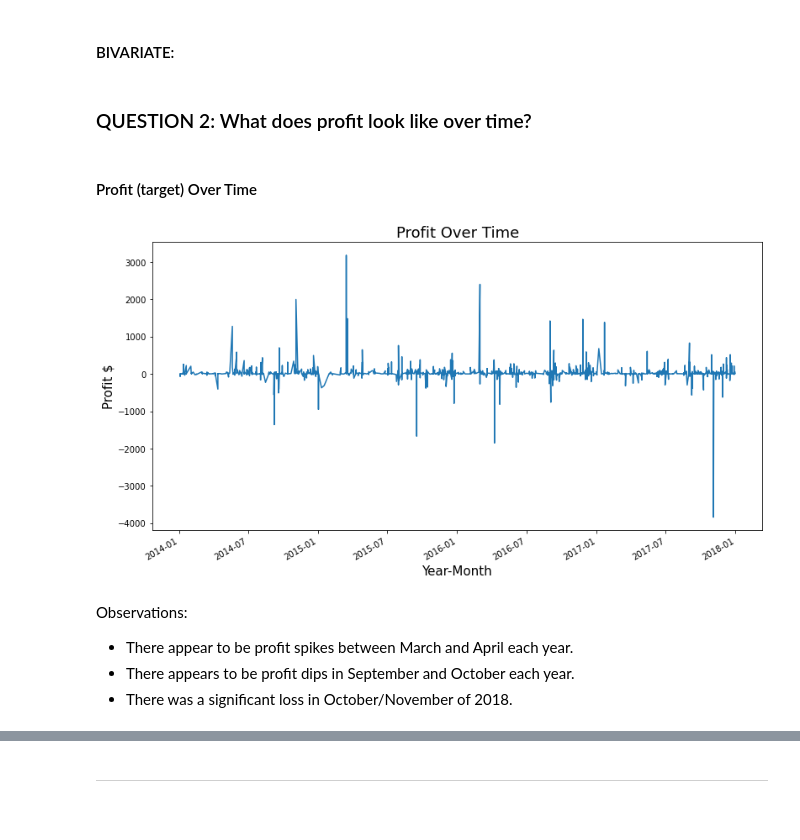
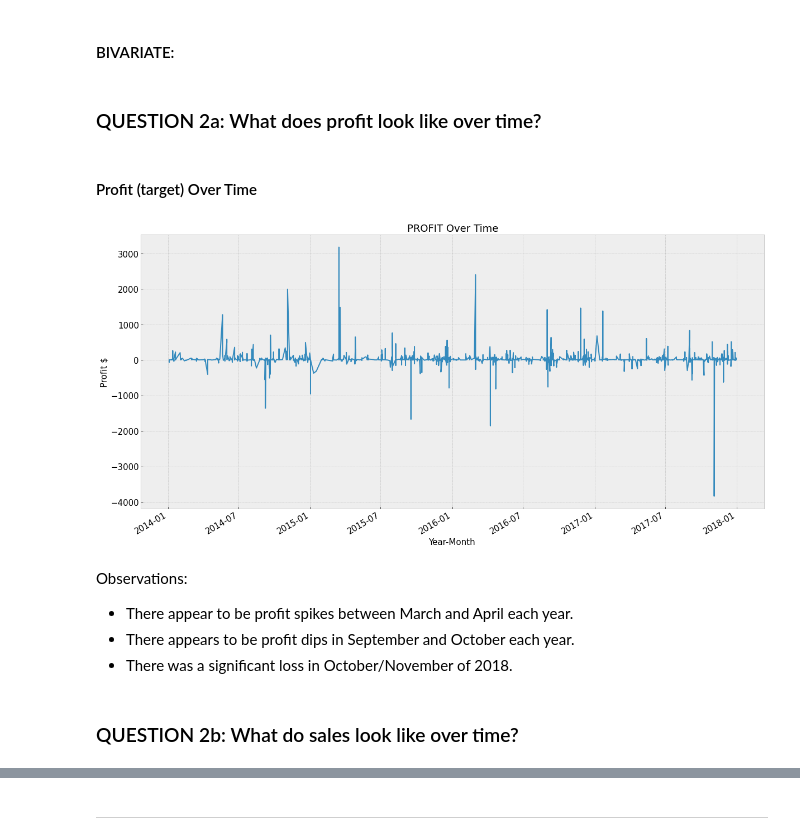
Before and after one commit to long-name-gang/time_series-project, a Jupyter notebook: rachel_final_report.ipynb, the cells around one changed output, grey strips where cells are left out. Saved outputs shown, nothing was run; the diff lists cells and outputs as text; code cells hidden in the pictures; blank space fills up the shorter version.

```diff
--- a/rachel_final_report.ipynb
+++ b/rachel_final_report.ipynb
@@ -252,24 +264,35 @@ Observations:
 # %% [markdown]
 #### BIVARIATE:
 # %% [markdown]
-### QUESTION 2: What does profit look like over time?
+### QUESTION 2a: What does profit look like over time?
 # %% [markdown]
 #### Profit (target) Over Time
 # %%
+# assign target variable
 y = df.profit
-plt.figure(figsize = (13,7))
+
+# plot the target variable
 y.plot()
-plt.title('Profit Over Time', fontsize = 18)
+# assign a title
+plt.title('PROFIT Over Time', fontsize = 18)
+# assign an x-label title
 plt.xlabel('Year-Month', fontsize = 15)
+# assign a y-label title
 plt.ylabel('Profit $', fontsize = 15)
-plt.rc('figure', figsize=(12, 5))
-plt.rc('font', size=10)
+# determine figure size
+plt.rc('figure', figsize=(20, 8))
+# determine font size
+plt.rc('font', size=15)
+# determine style
 plt.style.use('bmh')
+# show visualization
 plt.show()
 # %% [output]
-[figure, old version]
+[figure, new version]
 # %% [markdown]
 Observations:
 - There appear to be profit spikes between March and April each year.
 - There appears to be profit dips in September and October each year.
 - There was a significant loss in October/November of 2018.
+# %% [markdown]
+### QUESTION 2b: What do sales look like over time?
```
Also changed, not shown: parts of 22 cells of this notebook.
